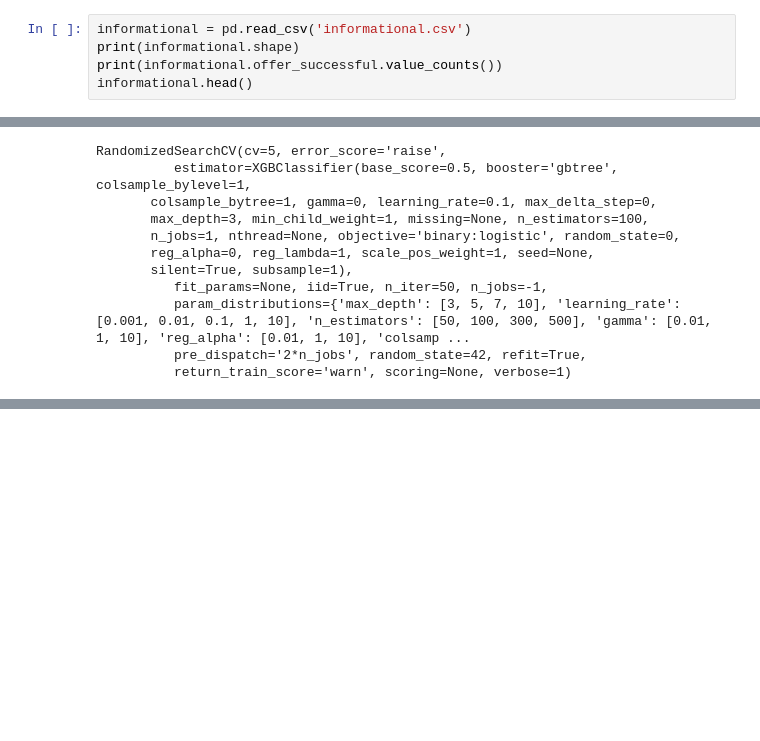
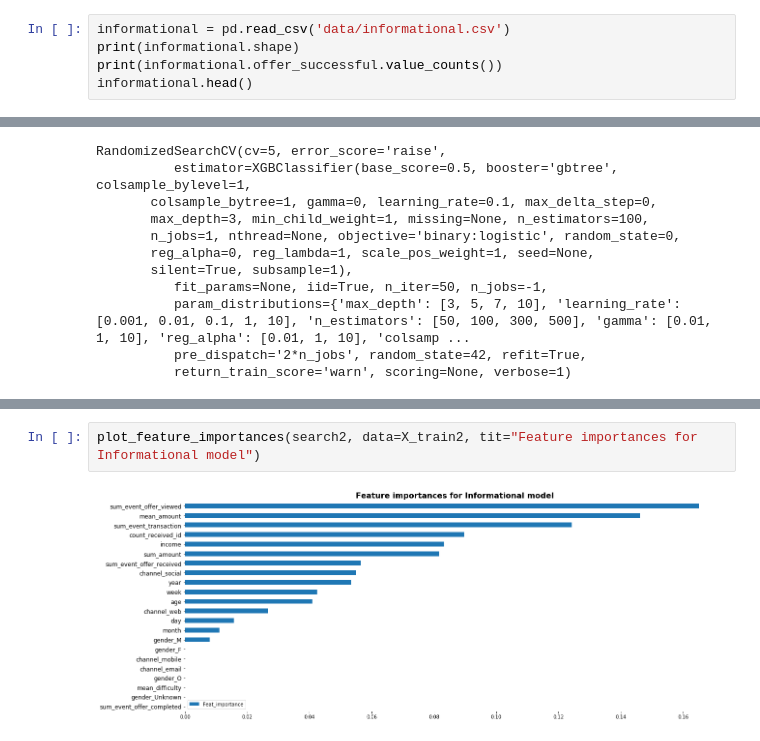
Before and after one commit to gestivalet/machine-learning, a Jupyter notebook: Udacity_Starbucks_DScapstone/Starbucks_Capstone_notebook_part2.ipynb, the cells around one changed output, grey strips where cells are left out. Cells and saved outputs as stored; diff of their text form; blank space fills up the shorter version.

```diff
--- a/Udacity_Starbucks_DScapstone/Starbucks_Capstone_notebook_part2.ipynb
+++ b/Udacity_Starbucks_DScapstone/Starbucks_Capstone_notebook_part2.ipynb
@@ -58,7 +95,7 @@ Name: offer_successful, dtype: int64
 | 3 | 00116118485d4dfda04fdbaba9a87b5c | f19421c1d4aa40978ebb69ca19b0e20d | 5.0 | 0 | 2 | 2 | ... |
 | 4 | 00116118485d4dfda04fdbaba9a87b5c | f19421c1d4aa40978ebb69ca19b0e20d | 6.0 | 0 | 2 | 2 | ... |
 # %%
-informational = pd.read_csv('informational.csv')
+informational = pd.read_csv('data/informational.csv')
 print(informational.shape)
 print(informational.offer_successful.value_counts())
 informational.head()
@@ -356,0 +592,4 @@ plot_roc_curve(fpr2, tpr2, y_test2, y_pred_proba2)
+# %%
+plot_feature_importances(search2, data=X_train2, tit="Feature importances for Informational model")
+# %% [output]
+[figure, added]
```
Also changed, not shown: parts of 59 cells of this notebook, 4 other files.
